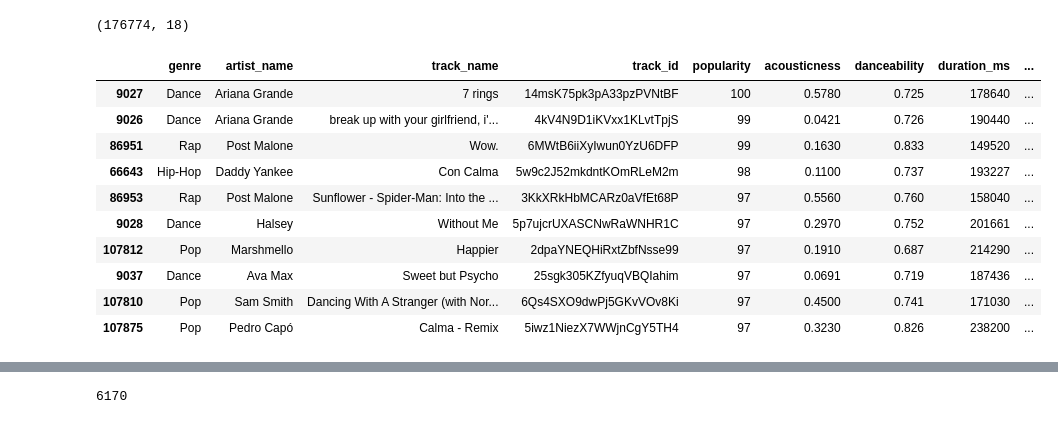
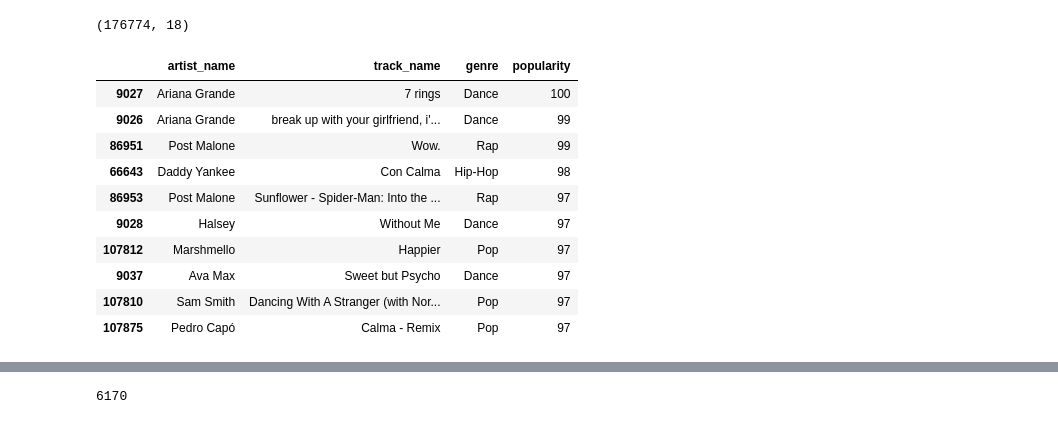
Before and after one commit to AtharvaTaras/Spotify-EDA, a Jupyter notebook: Spotify.ipynb, the cells around one changed output, grey strips where cells are left out. Drawn from its saved outputs; the diff is of its cells as text; code cells hidden in the pictures.

```diff
--- a/Spotify.ipynb
+++ b/Spotify.ipynb
@@ -93,19 +93,19 @@ clean_df.shape
 (176774, 18)
 # %%
 most_popular = clean_df.sort_values('popularity', ascending=False)
-most_popular.head(10)
+most_popular.head(10)[['artist_name', 'track_name', 'genre', 'popularity']]
 
 # Top 10 Most Popolar Songs
 # %% [output]
-|  | genre | artist_name | track_name | track_id | popularity | acousticness | danceability | duration_ms | ... |
-| 9027 | Dance | Ariana Grande | 7 rings | 14msK75pk3pA33pzPVNtBF | 100 | 0.5780 | 0.725 | 178640 | ... |
-| 9026 | Dance | Ariana Grande | break up with your girlfriend, i'... | 4kV4N9D1iKVxx1KLvtTpjS | 99 | 0.0421 | 0.726 | 190440 | ... |
-| 86951 | Rap | Post Malone | Wow. | 6MWtB6iiXyIwun0YzU6DFP | 99 | 0.1630 | 0.833 | 149520 | ... |
-| 66643 | Hip-Hop | Daddy Yankee | Con Calma | 5w9c2J52mkdntKOmRLeM2m | 98 | 0.1100 | 0.737 | 193227 | ... |
-| 86953 | Rap | Post Malone | Sunflower - Spider-Man: Into the ... | 3KkXRkHbMCARz0aVfEt68P | 97 | 0.5560 | 0.760 | 158040 | ... |
-| 9028 | Dance | Halsey | Without Me | 5p7ujcrUXASCNwRaWNHR1C | 97 | 0.2970 | 0.752 | 201661 | ... |
-| 107812 | Pop | Marshmello | Happier | 2dpaYNEQHiRxtZbfNsse99 | 97 | 0.1910 | 0.687 | 214290 | ... |
-| 9037 | Dance | Ava Max | Sweet but Psycho | 25sgk305KZfyuqVBQIahim | 97 | 0.0691 | 0.719 | 187436 | ... |
-| 107810 | Pop | Sam Smith | Dancing With A Stranger (with Nor... | 6Qs4SXO9dwPj5GKvVOv8Ki | 97 | 0.4500 | 0.741 | 171030 | ... |
-| 107875 | Pop | Pedro Capó | Calma - Remix | 5iwz1NiezX7WWjnCgY5TH4 | 97 | 0.3230 | 0.826 | 238200 | ... |
+|  | artist_name | track_name | genre | popularity |
+| 9027 | Ariana Grande | 7 rings | Dance | 100 |
+| 9026 | Ariana Grande | break up with your girlfriend, i'... | Dance | 99 |
+| 86951 | Post Malone | Wow. | Rap | 99 |
+| 66643 | Daddy Yankee | Con Calma | Hip-Hop | 98 |
+| 86953 | Post Malone | Sunflower - Spider-Man: Into the ... | Rap | 97 |
+| 9028 | Halsey | Without Me | Dance | 97 |
+| 107812 | Marshmello | Happier | Pop | 97 |
+| 9037 | Ava Max | Sweet but Psycho | Dance | 97 |
+| 107810 | Sam Smith | Dancing With A Stranger (with Nor... | Pop | 97 |
+| 107875 | Pedro Capó | Calma - Remix | Pop | 97 |
 # %%
```
Also changed, not shown: parts of 4 cells of this notebook.
